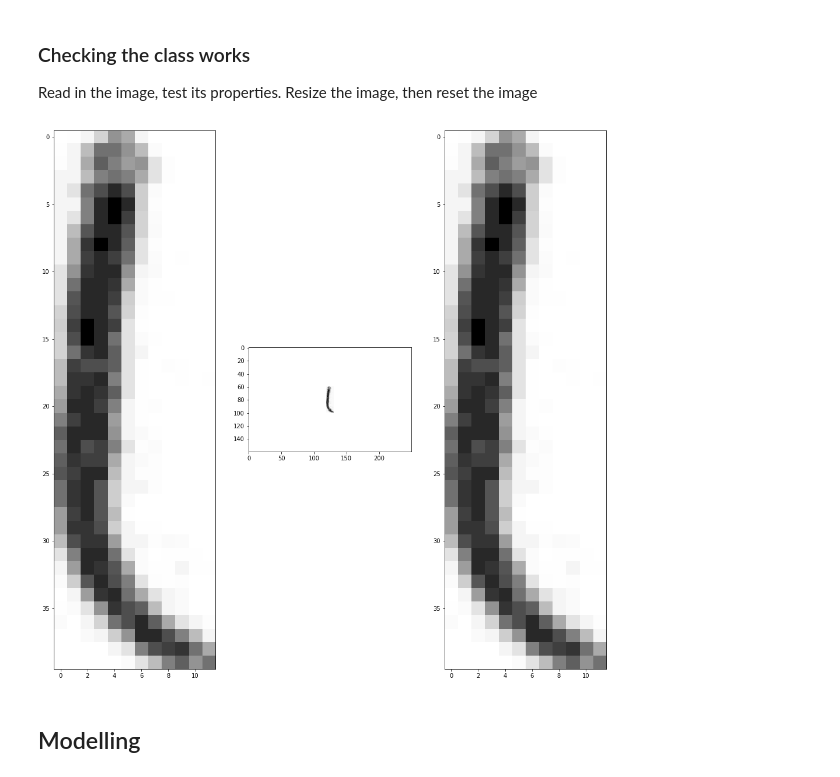
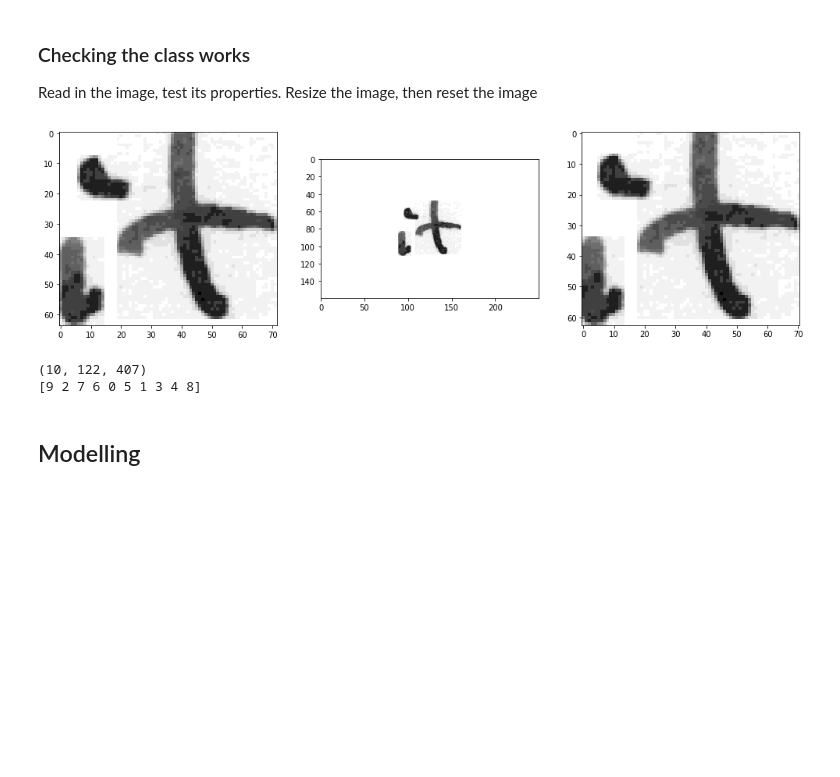
Before and after one commit to jamescrosbie/Handwritten-word-recognnition, a Jupyter notebook: HandwrittenWordsClassification.ipynb, the cells around one changed output. Cells and saved outputs as stored; diff of their text form; code cells hidden in the pictures; blank space fills up the shorter version.

```diff
--- a/HandwrittenWordsClassification.ipynb
+++ b/HandwrittenWordsClassification.ipynb
@@ -31,7 +33,7 @@ for root,dirs,files in os.walk("./data"):
 # %%
 # To make matters easier I'm going to set the random variable I use to:
 rand = np.random.choice(len(images))
-rand = 0
+rand = 54
 # %% [markdown]
 ## Get mapping of the image to the word
 Actual word associated with the image from the words.txt file downloaded from the IAM database
@@ -180,20 +182,20 @@ myWord = Words(name = list(images)[rand],
 # %%
 fig, ax = plt.subplots(1,3, figsize=(17,17))
 
 #original size
 ax[0].imshow(myWord.data, cmap="gray")
 
 #resized
 myWord.resize([160, 250])
 ax[1].imshow(myWord.data, cmap="gray")
 
 #reset
 myWord.reset_size()
-ax[2].imshow(img, cmap="gray")
+ax[2].imshow(myWord.data, cmap="gray")
 
 plt.show()
 # %% [output]
-[figure, old version]
+[figure, new version]
 # %%
 # Build the word objects
 # %%
@@ -216,6 +226,24 @@ for word in myWords:
 
 for obj in objs:
     obj.resize()
+# %%
+X = objs[0].data
+X = X[np.newaxis, ...]
+
+y = []
+y.append(objs[0].wordIndex)
+
+for obj in objs[1:]:
+    X_temp = obj.data[np.newaxis, ...]
+    X = np.concatenate((X, X_temp), axis=0)
+    y.append(obj.wordIndex)
+y = np.asarray(y)
+
+print(X.shape)
+print(y)
+# %% [output]
+(10, 122, 407)
+[9 2 7 6 0 5 1 3 4 8]
 # %%
 # Train test split
 from sklearn.model_selection import train_test_split
```
Also changed, not shown: parts of 11 cells of this notebook.
